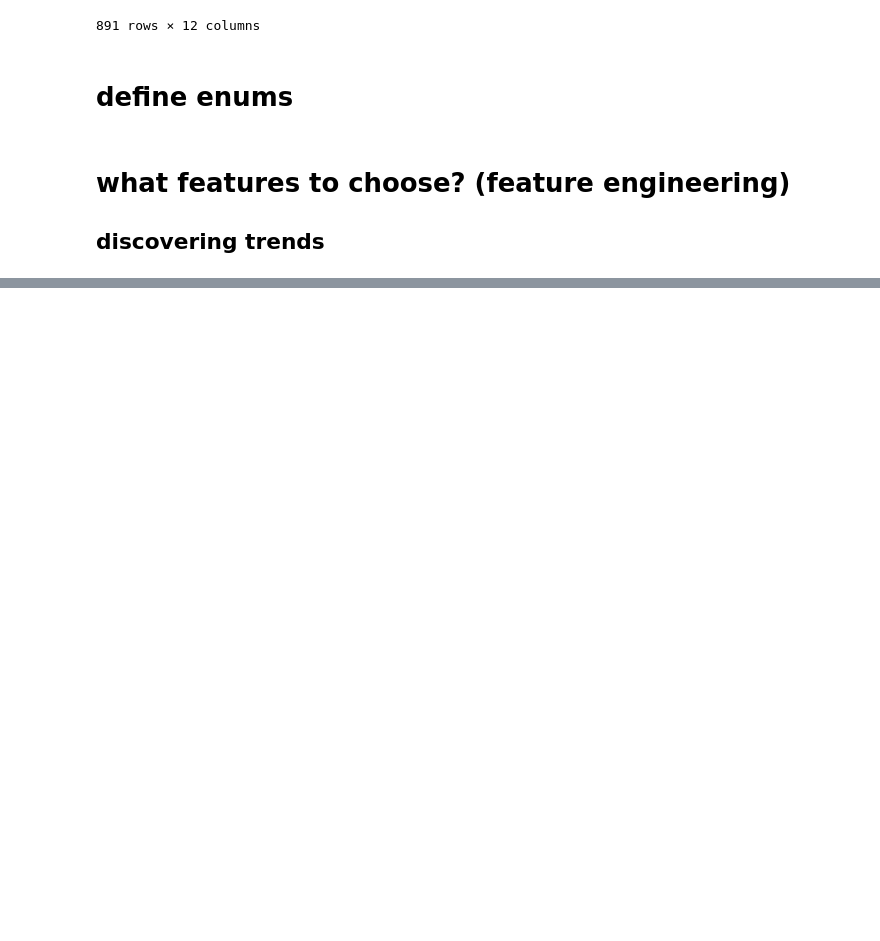
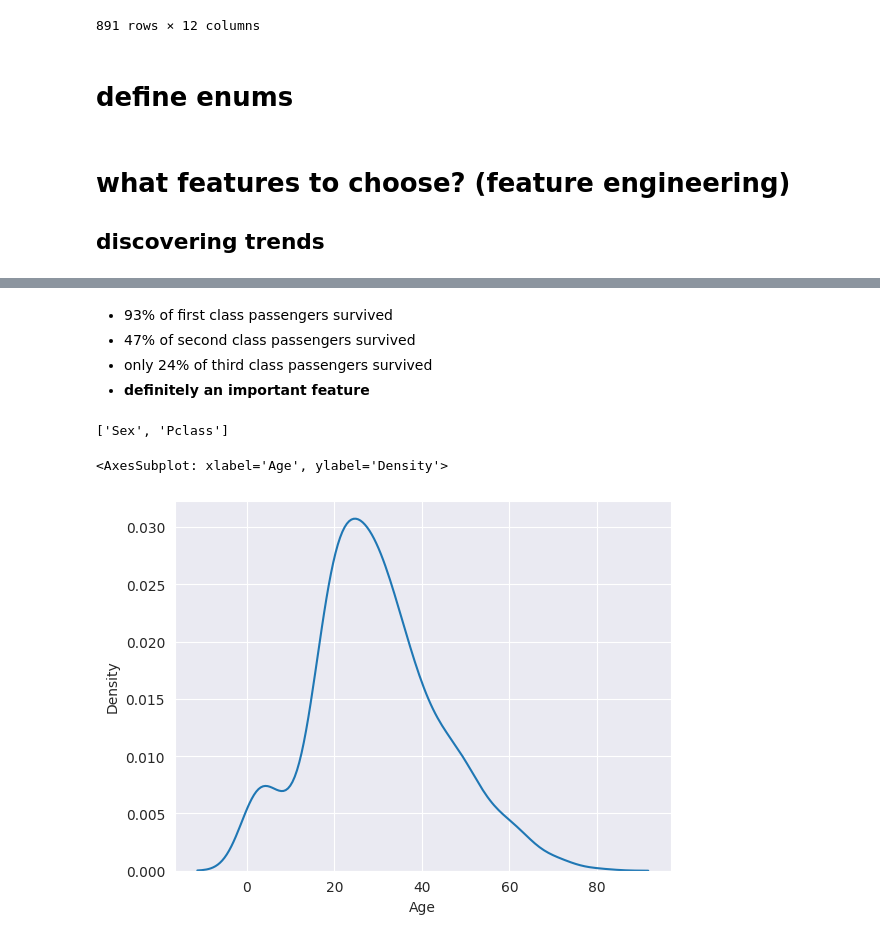
Before and after one commit to shayansm2/kaggle-playground, a Jupyter notebook: titanic/discover.ipynb, the cells around one changed output, grey strips where cells are left out. Drawn from its saved outputs; the diff is of its cells as text; code cells hidden in the pictures; blank space fills up the shorter version.

```diff
--- a/titanic/discover.ipynb
+++ b/titanic/discover.ipynb
@@ -42,0 +88,5 @@ embarkation_port = 'embarked' # C = Cherbourg, Q = Queenstown, S = Southampton
+# %% [markdown]
+- 93% of first class passengers survived
+- 47% of second class passengers survived
+- only 24% of third class passengers survived
+- __definitely an important feature__
@@ -42,0 +95,9 @@ embarkation_port = 'embarked' # C = Cherbourg, Q = Queenstown, S = Southampton
+# %%
+x
+# %% [output]
+['Sex', 'Pclass']
+# %%
+sns.kdeplot(data=train, x=age)
+# %% [output]
+<AxesSubplot: xlabel='Age', ylabel='Density'>
+[figure, added]
```
Also changed, not shown: parts of 9 cells of this notebook.
